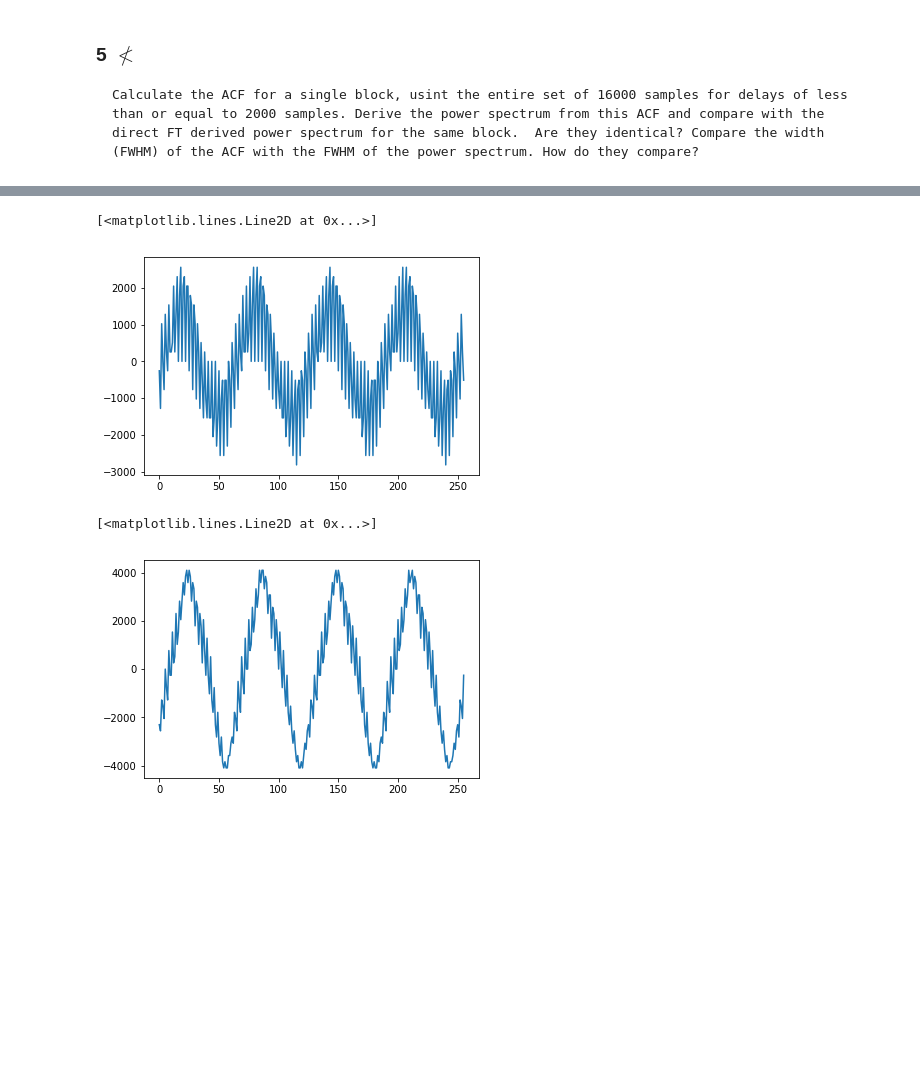
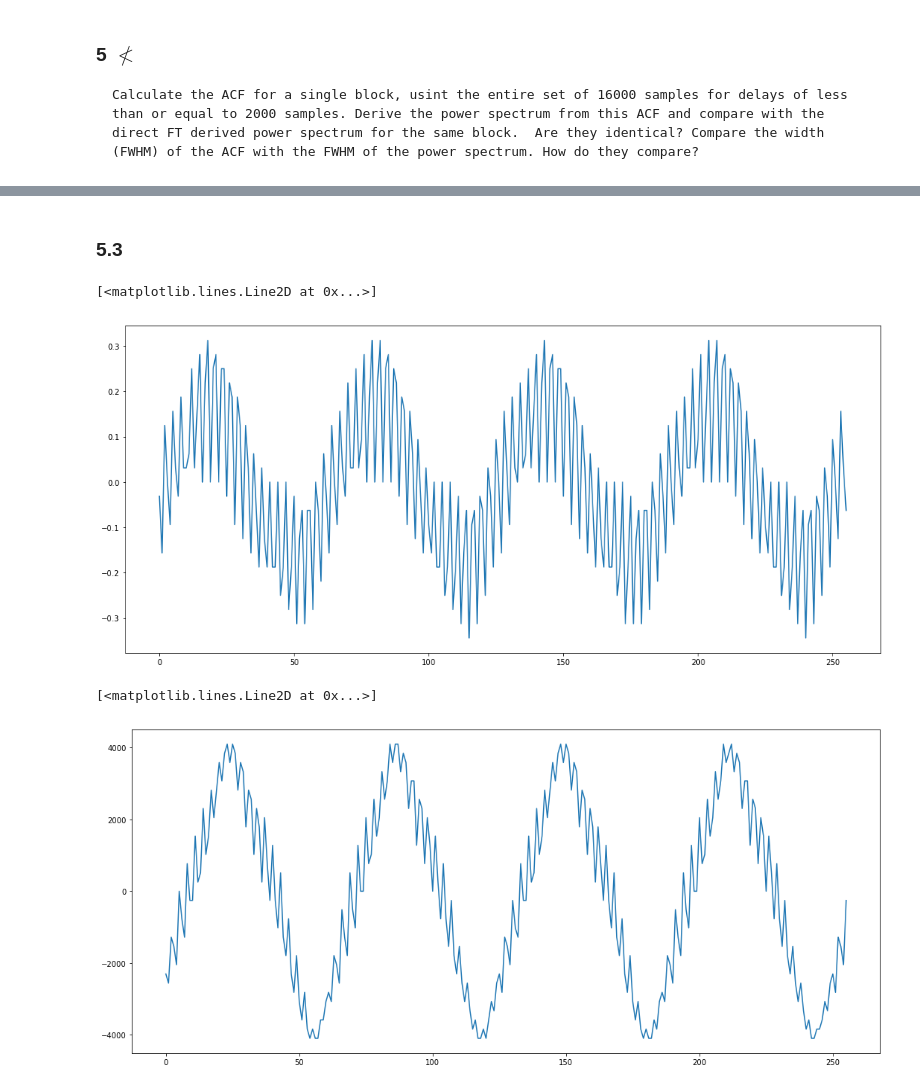
Before and after one commit to ahermosillo/ugastro121, a Jupyter notebook: Lab1/Lab1_dataAnalysis.ipynb, the cells around one changed output, grey strips where cells are left out. Drawn from its saved outputs; the diff is of its cells as text; code cells hidden in the pictures; blank space fills up the shorter version.

```diff
--- a/Lab1/Lab1_dataAnalysis.ipynb
+++ b/Lab1/Lab1_dataAnalysis.ipynb
@@ -509,8 +654,12 @@ for n in numAvgs:
+# %% [markdown]
+### 5.3
 # %%
-arr = np.genfromtxt('5_3_1')
+arr = np.genfromtxt('5_3_1')/(2**13)
+arr2 = np.genfromtxt
 # %%
+plt.figure(figsize = (18,8))
 plt.plot(arr[:2**8])
 # %% [output]
 [<matplotlib.lines.Line2D at 0x...>]
-[figure, old version]
+[figure, new version]
 # %%
@@ -518,5 +667,6 @@ arr2 = np.genfromtxt('5_3_2.txt')
 # %%
+plt.figure(figsize = (18,8))
 plt.plot(arr2[:2**8])
 # %% [output]
 [<matplotlib.lines.Line2D at 0x...>]
-[figure, old version]
+[figure, new version]
```
Also changed, not shown: parts of 44 cells of this notebook.
